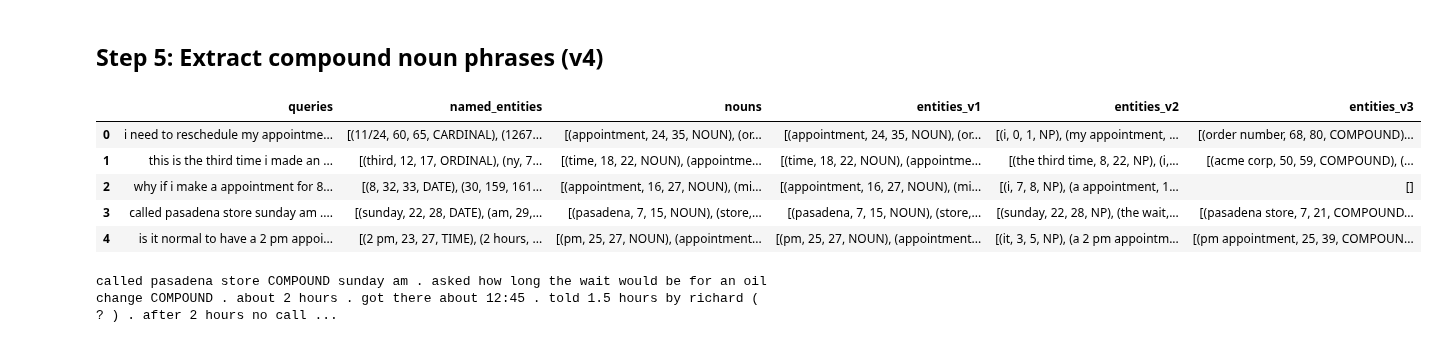
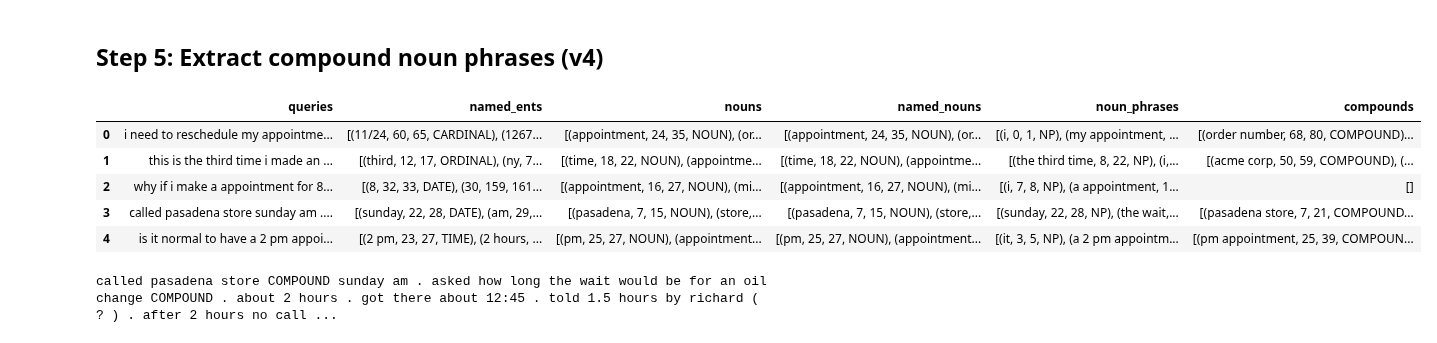
Before and after one commit to SocialSharma/named_entity_recognition, a Jupyter notebook: entity_extraction_v1.ipynb, the cells around one changed output. Saved outputs shown, nothing was run; the diff lists cells and outputs as text; code cells hidden in the pictures.

Commit message:
begin combining alternatives accross queries"

```diff
--- a/entity_extraction_v1.ipynb
+++ b/entity_extraction_v1.ipynb
@@ -157,7 +157,7 @@ called pasadena store sunday NP am . asked how long the wait NP would be for an
 # %% [markdown]
 ## Step 5: Extract compound noun phrases (v4)
 # %%
-def extract_entities_v3(query):
+def extract_compounds(query):
     compound_nps = []
     for tok in nlp(query):
         if tok.dep_ == 'compound':
@@ -165,13 +165,13 @@ def extract_entities_v3(query):
             compound_nps.append((compound, tok.idx, tok.idx+len(compound), tok.dep_.upper()))
     return compound_nps
 
-def add_entities_v3(df):
-    df['entities_v3'] = df['queries'].apply(extract_entities_v3)
+def add_compounds(df):
+    df['compounds'] = df['queries'].apply(extract_compounds)
 # %%
-add_entities_v3(df)
+add_compounds(df)
 display(df)
 # %% [output]
-|  | queries | named_entities | nouns | entities_v1 | entities_v2 | entities_v3 |
+|  | queries | named_ents | nouns | named_nouns | noun_phrases | compounds |
 | 0 | i need to reschedule my appointme... | [(11/24, 60, 65, CARDINAL), (1267... | [(appointment, 24, 35, NOUN), (or... | [(appointment, 24, 35, NOUN), (or... | [(i, 0, 1, NP), (my appointment, ... | [(order number, 68, 80, COMPOUND)... |
 | 1 | this is the third time i made an ... | [(third, 12, 17, ORDINAL), (ny, 7... | [(time, 18, 22, NOUN), (appointme... | [(time, 18, 22, NOUN), (appointme... | [(the third time, 8, 22, NP), (i,... | [(acme corp, 50, 59, COMPOUND), (... |
 | 2 | why if i make a appointment for 8... | [(8, 32, 33, DATE), (30, 159, 161... | [(appointment, 16, 27, NOUN), (mi... | [(appointment, 16, 27, NOUN), (mi... | [(i, 7, 8, NP), (a appointment, 1... | [] |
```
Also changed, not shown: parts of 28 cells of this notebook.
